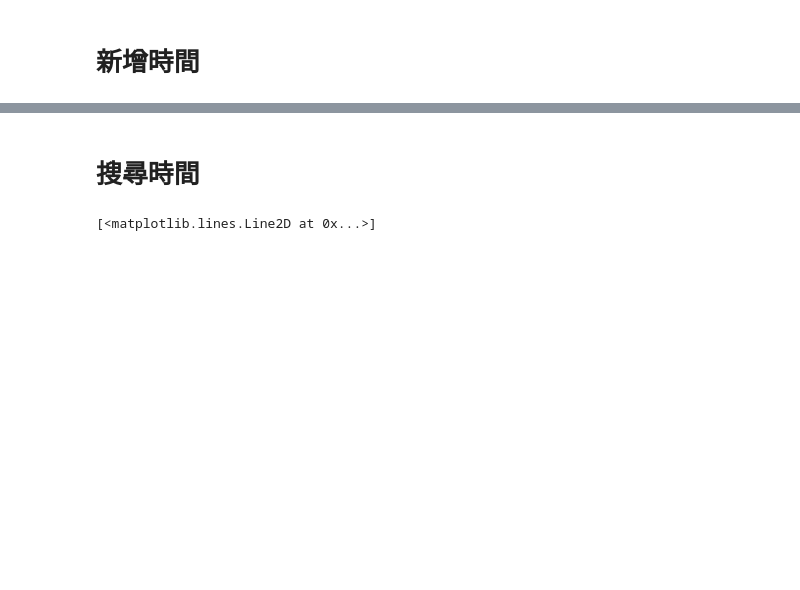
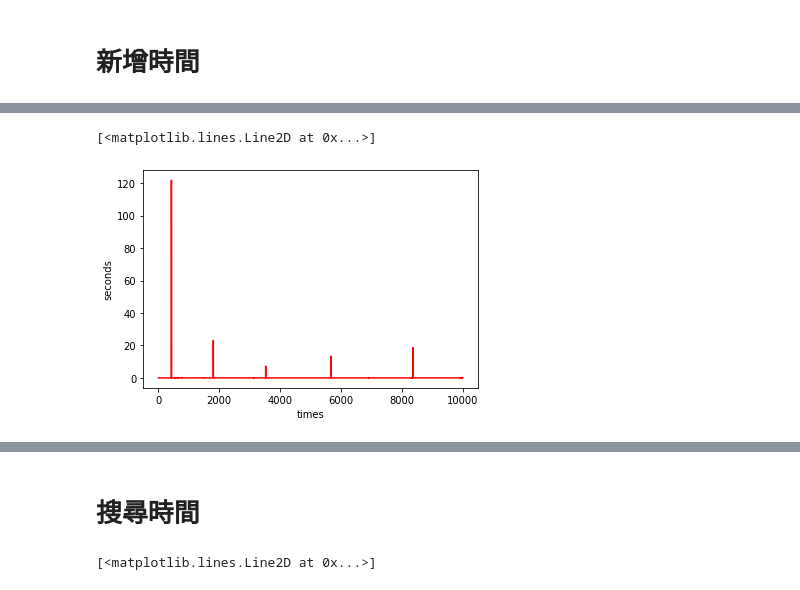
Before and after one commit to LeeDong1980/DS_Assign2, a Jupyter notebook: assign2.ipynb, the cells around one changed output, grey strips where cells are left out. Drawn from its saved outputs; the diff is of its cells as text; code cells hidden in the pictures; blank space fills up the shorter version.

```diff
--- a/assign2.ipynb
+++ b/assign2.ipynb
@@ -692,3 +567,10 @@ plt.plot(rbPartDuration,'r') #Red black tree
+# %%
+plt.xlabel("times")
+plt.ylabel("seconds")
+plt.plot(rbPartDuration,'r') #Red black tree
+# %% [output]
+[<matplotlib.lines.Line2D at 0x...>]
+[figure, added]
 # %%
 #總長度
 plt.xlabel("Treap/Skiplist/Rbtree")
```
Also changed, not shown: parts of 12 cells of this notebook.
